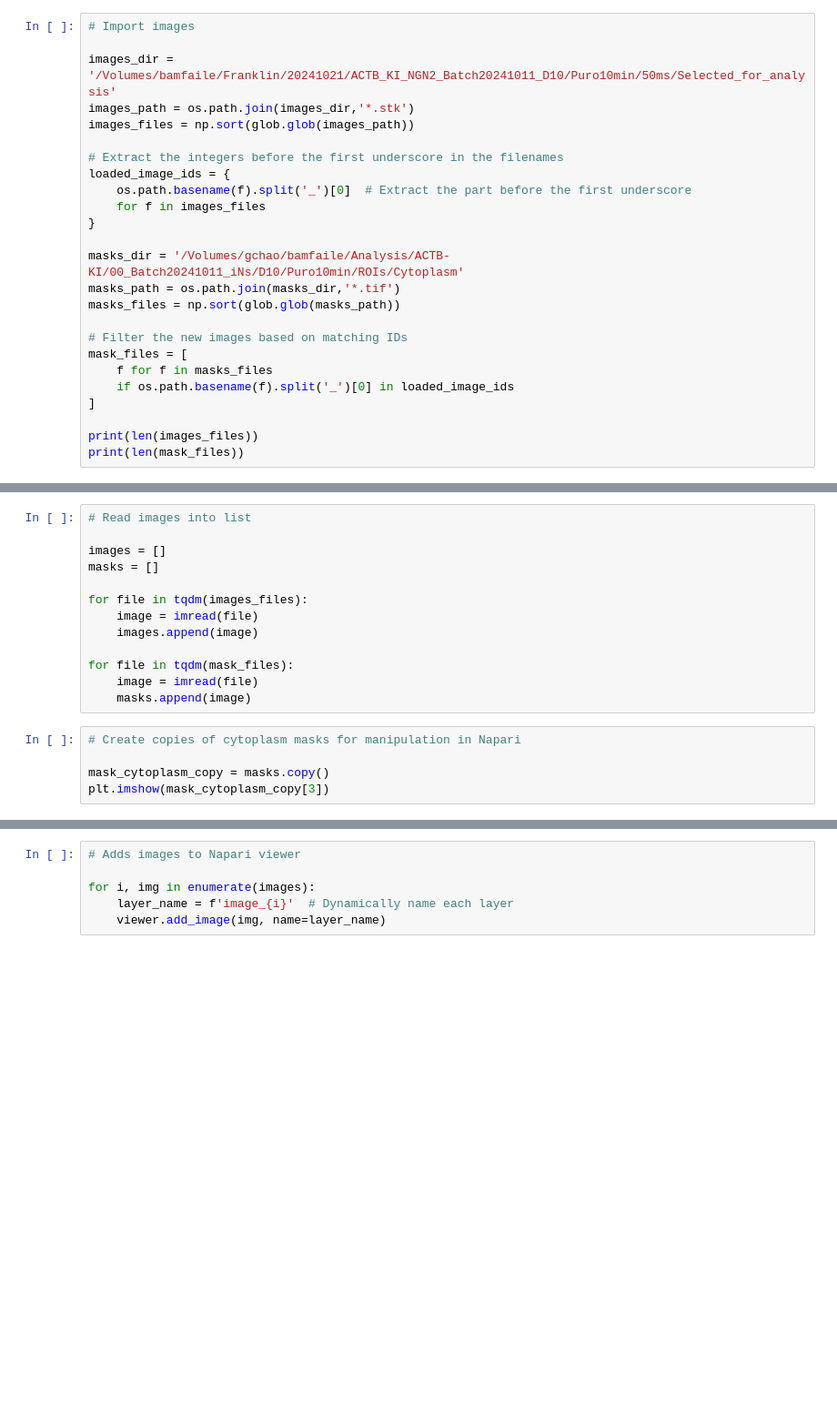
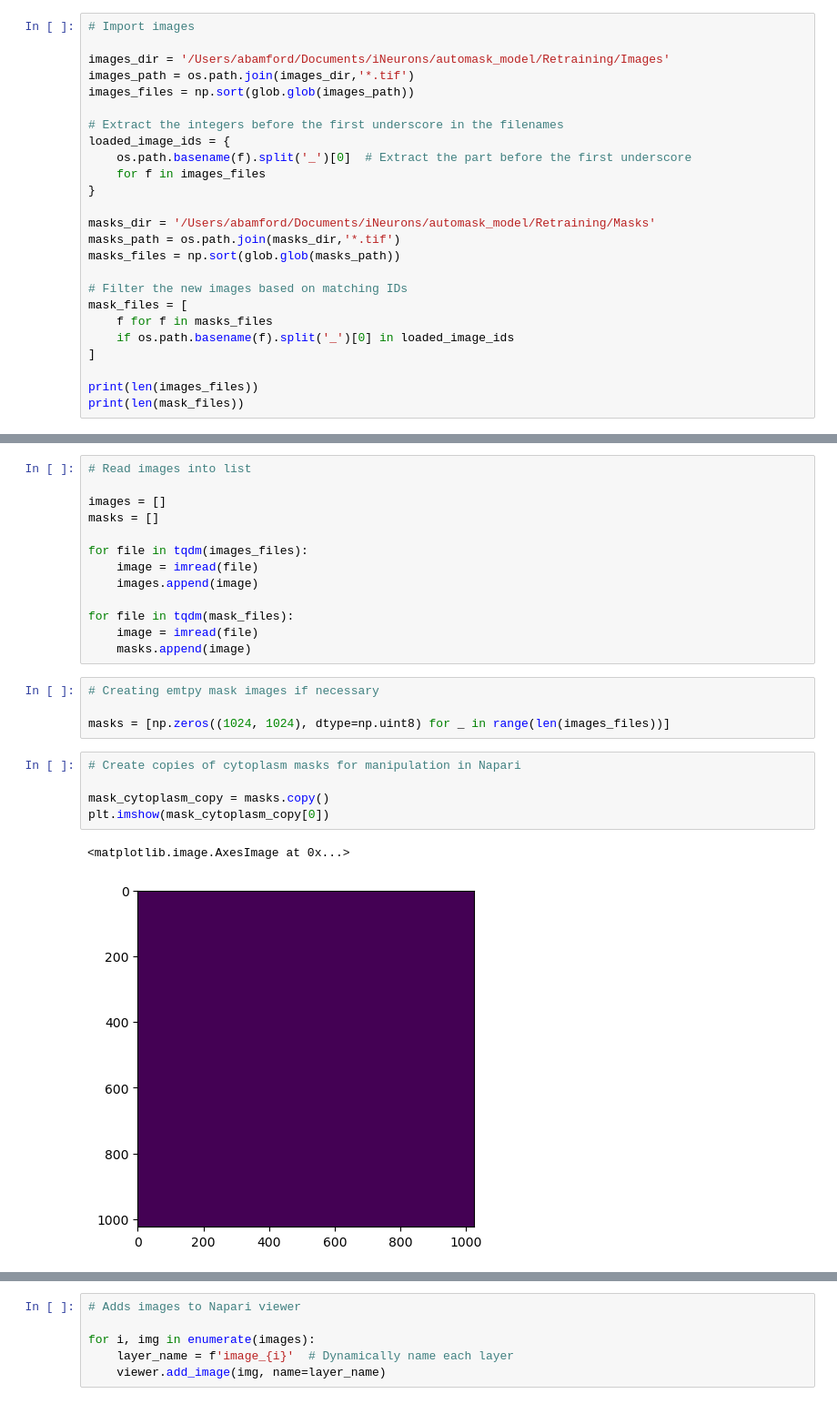
Before and after one commit to fmi-basel/singlemolecule-tracking, a Jupyter notebook: ipa/05_other/Mask_redrawing.ipynb, the cells around one changed output, grey strips where cells are left out. Shown at 91% size. Drawn from its saved outputs; the diff is of its cells as text; blank space fills up the shorter version.

```diff
--- a/ipa/05_other/Mask_redrawing.ipynb
+++ b/ipa/05_other/Mask_redrawing.ipynb
@@ -26,8 +30,8 @@ from tqdm import tqdm
 # %%
 # Import images
 
-images_dir = '/Volumes/bamfaile/Franklin/20241021/ACTB_KI_NGN2_Batch20241011_D10/Puro10min/50ms/Selected_for_analysis'
-images_path = os.path.join(images_dir,'*.stk')
+images_dir = '/Users/abamford/Documents/iNeurons/automask_model/Retraining/Images'
+images_path = os.path.join(images_dir,'*.tif')
 images_files = np.sort(glob.glob(images_path))
 
 # Extract the integers before the first underscore in the filenames
@@ -36,7 +40,7 @@ loaded_image_ids = {
     for f in images_files
 }
 
-masks_dir = '/Volumes/gchao/bamfaile/Analysis/ACTB-KI/00_Batch20241011_iNs/D10/Puro10min/ROIs/Cytoplasm'
+masks_dir = '/Users/abamford/Documents/iNeurons/automask_model/Retraining/Masks'
 masks_path = os.path.join(masks_dir,'*.tif')
 masks_files = np.sort(glob.glob(masks_path))
 
@@ -61,8 +68,15 @@ for file in tqdm(images_files):
 for file in tqdm(mask_files):
     image = imread(file)
     masks.append(image)
+# %%
+# Creating emtpy mask images if necessary
+
+masks = [np.zeros((1024, 1024), dtype=np.uint8) for _ in range(len(images_files))]
 # %%
 # Create copies of cytoplasm masks for manipulation in Napari
 
 mask_cytoplasm_copy = masks.copy()
-plt.imshow(mask_cytoplasm_copy[3])
+plt.imshow(mask_cytoplasm_copy[0])
+# %% [output]
+<matplotlib.image.AxesImage at 0x...>
+[figure, added]
```
Also changed, not shown: parts of 9 cells of this notebook, 1 other file.
